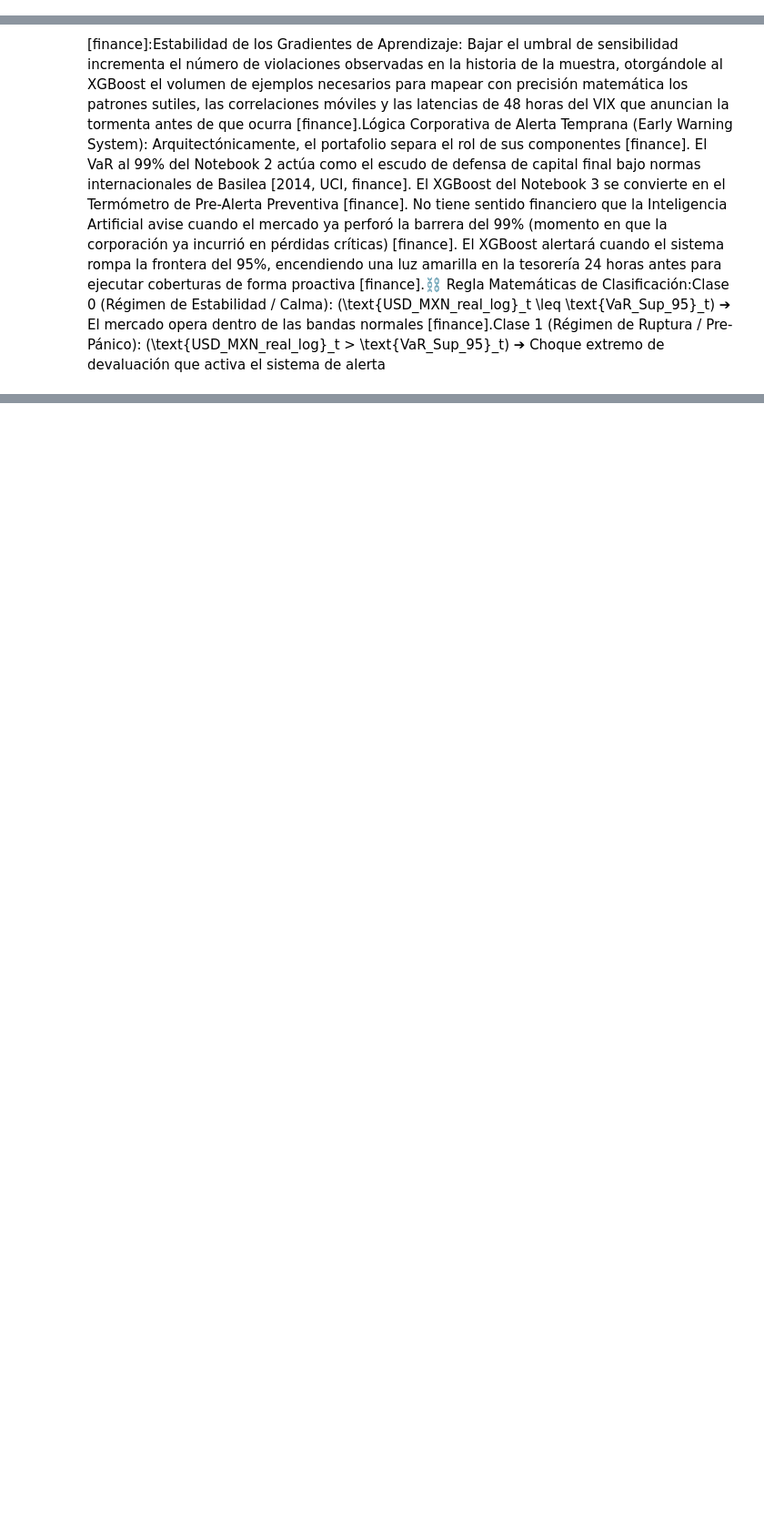
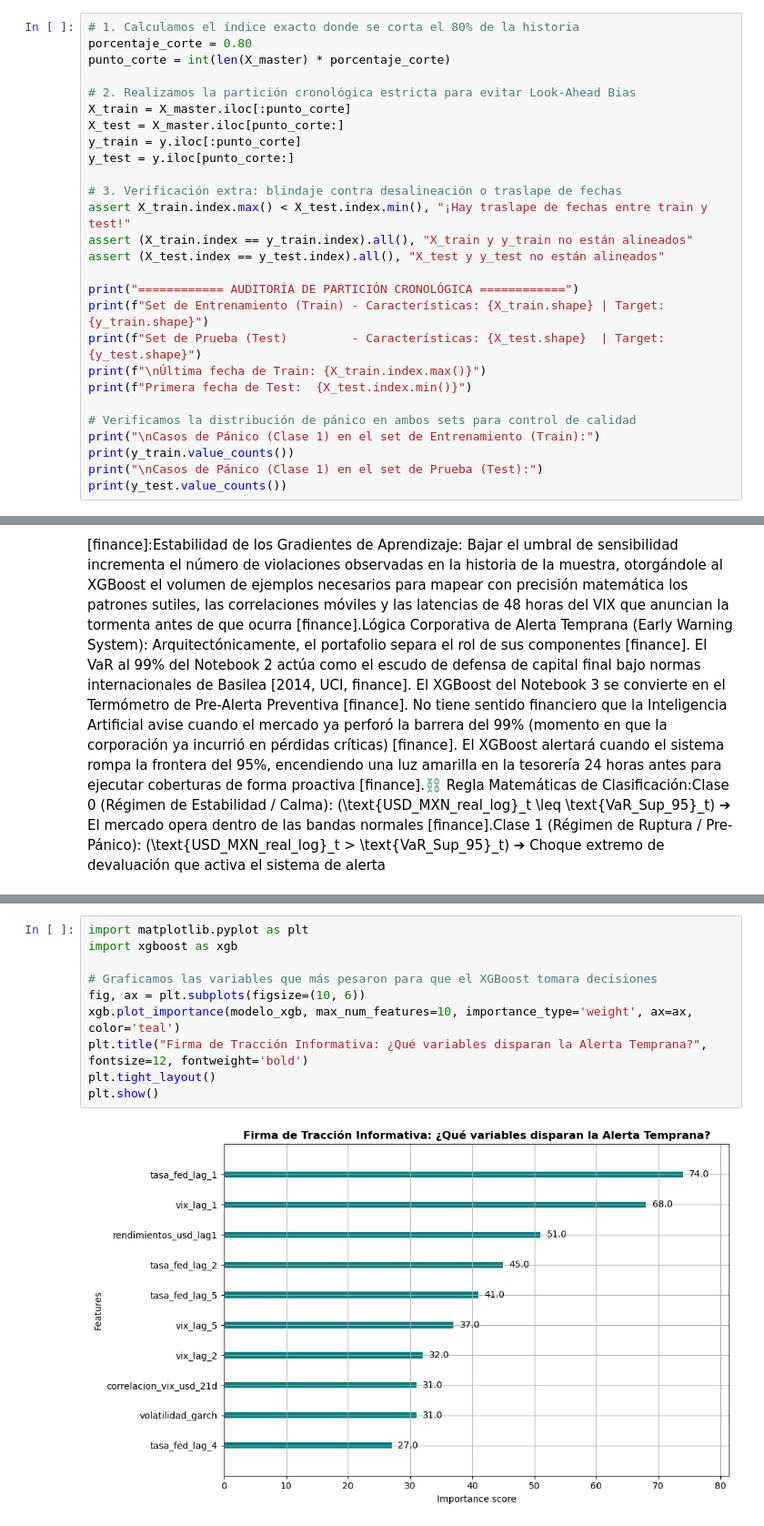
Before and after one commit to mari0ocape1-art/usd-mxn-volatility-switching-ml, a Jupyter notebook: Notebook3_ML_risk.ipynb, the cells around one changed output, grey strips where cells are left out. Shown at 91% size. Drawn from its saved outputs; the diff is of its cells as text; blank space fills up the shorter version.

```diff
--- a/Notebook3_ML_risk.ipynb
+++ b/Notebook3_ML_risk.ipynb
@@ -77,0 +180,27 @@ df_analisis.head()
+# %%
+# 1. Calculamos el índice exacto donde se corta el 80% de la historia
+porcentaje_corte = 0.80
+punto_corte = int(len(X_master) * porcentaje_corte)
+
+# 2. Realizamos la partición cronológica estricta para evitar Look-Ahead Bias
+X_train = X_master.iloc[:punto_corte]
+X_test = X_master.iloc[punto_corte:]
+y_train = y.iloc[:punto_corte]
+y_test = y.iloc[punto_corte:]
+
+# 3. Verificación extra: blindaje contra desalineación o traslape de fechas
+assert X_train.index.max() < X_test.index.min(), "¡Hay traslape de fechas entre train y test!"
+assert (X_train.index == y_train.index).all(), "X_train y y_train no están alineados"
+assert (X_test.index == y_test.index).all(), "X_test y y_test no están alineados"
+
+print("============ AUDITORÍA DE PARTICIÓN CRONOLÓGICA ============")
+print(f"Set de Entrenamiento (Train) - Características: {X_train.shape} | Target: {y_train.shape}")
+print(f"Set de Prueba (Test)         - Características: {X_test.shape}  | Target: {y_test.shape}")
+print(f"\nÚltima fecha de Train: {X_train.index.max()}")
+print(f"Primera fecha de Test:  {X_test.index.min()}")
+
+# Verificamos la distribución de pánico en ambos sets para control de calidad
+print("\nCasos de Pánico (Clase 1) en el set de Entrenamiento (Train):")
+print(y_train.value_counts())
+print("\nCasos de Pánico (Clase 1) en el set de Prueba (Test):")
+print(y_test.value_counts())
@@ -158,0 +293,12 @@ print(f"\nPorcentaje de días en Régimen de Pánico (Clase 1): {proporcion_pani
+# %%
+import matplotlib.pyplot as plt
+import xgboost as xgb
+
+# Graficamos las variables que más pesaron para que el XGBoost tomara decisiones
+fig, ax = plt.subplots(figsize=(10, 6))
+xgb.plot_importance(modelo_xgb, max_num_features=10, importance_type='weight', ax=ax, color='teal')
+plt.title("Firma de Tracción Informativa: ¿Qué variables disparan la Alerta Temprana?", fontsize=12, fontweight='bold')
+plt.tight_layout()
+plt.show()
+# %% [output]
+[figure, added]
```
Also changed, not shown: parts of 16 cells of this notebook.
